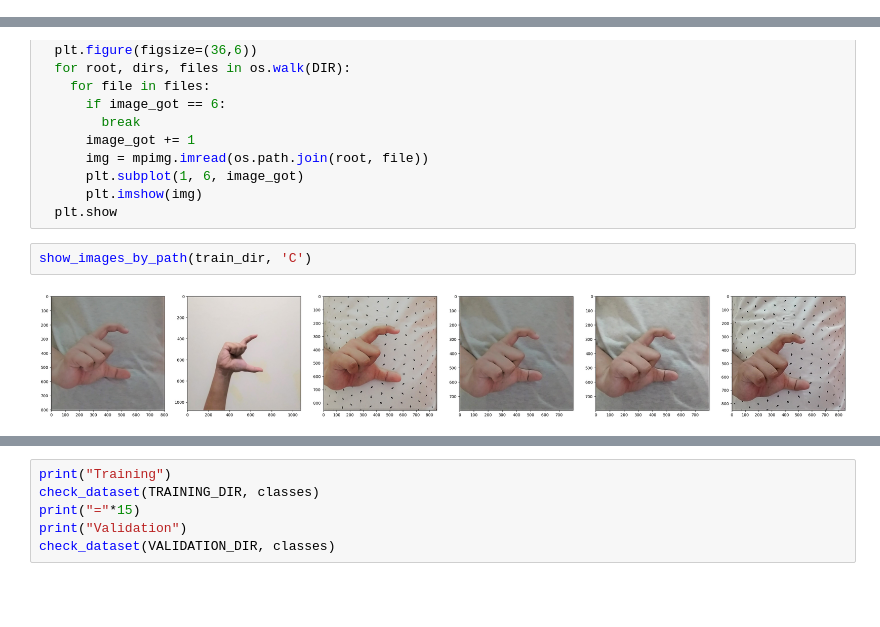
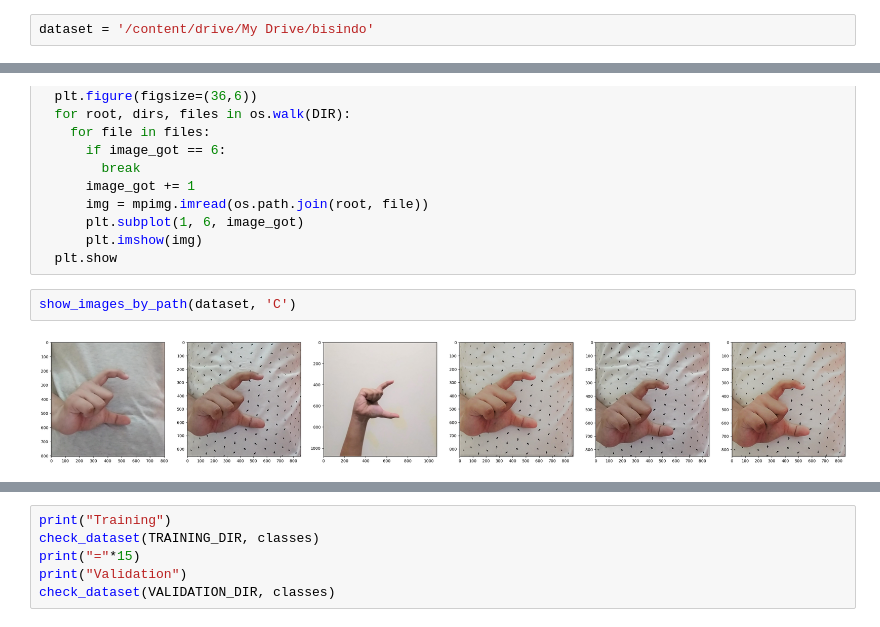
Before and after one commit to C241-PS517-ISALAT/Isalat-MachineLearning, a Jupyter notebook: dataset.ipynb, the cells around one changed output, grey strips where cells are left out. Drawn from its saved outputs; the diff is of its cells as text; blank space fills up the shorter version.

Commit message:
changing the dataset directory and do a data splitting but still error error cause : somehow the data split process is not fully complete, idk why

```diff
--- a/dataset.ipynb
+++ b/dataset.ipynb
@@ -21,3 +17,5 @@ test_dir = '/content/drive/My Drive/dataset/test'
+# %%
+dataset = '/content/drive/My Drive/bisindo'
 # %%
 classes = ['A','B','C','D','E','F','H','G','H','I','J','K','L','M','N','O','P','Q','R','S','T','U','V','W','X','Y','Z']
 # %%
@@ -72,6 +69,6 @@ def show_images_by_path(PATH, cls):
       plt.imshow(img)
   plt.show
 # %%
-show_images_by_path(train_dir, 'C')
+show_images_by_path(dataset, 'C')
 # %% [output]
-[figure, old version]
+[figure, new version]
```
Also changed, not shown: parts of 9 cells of this notebook.
